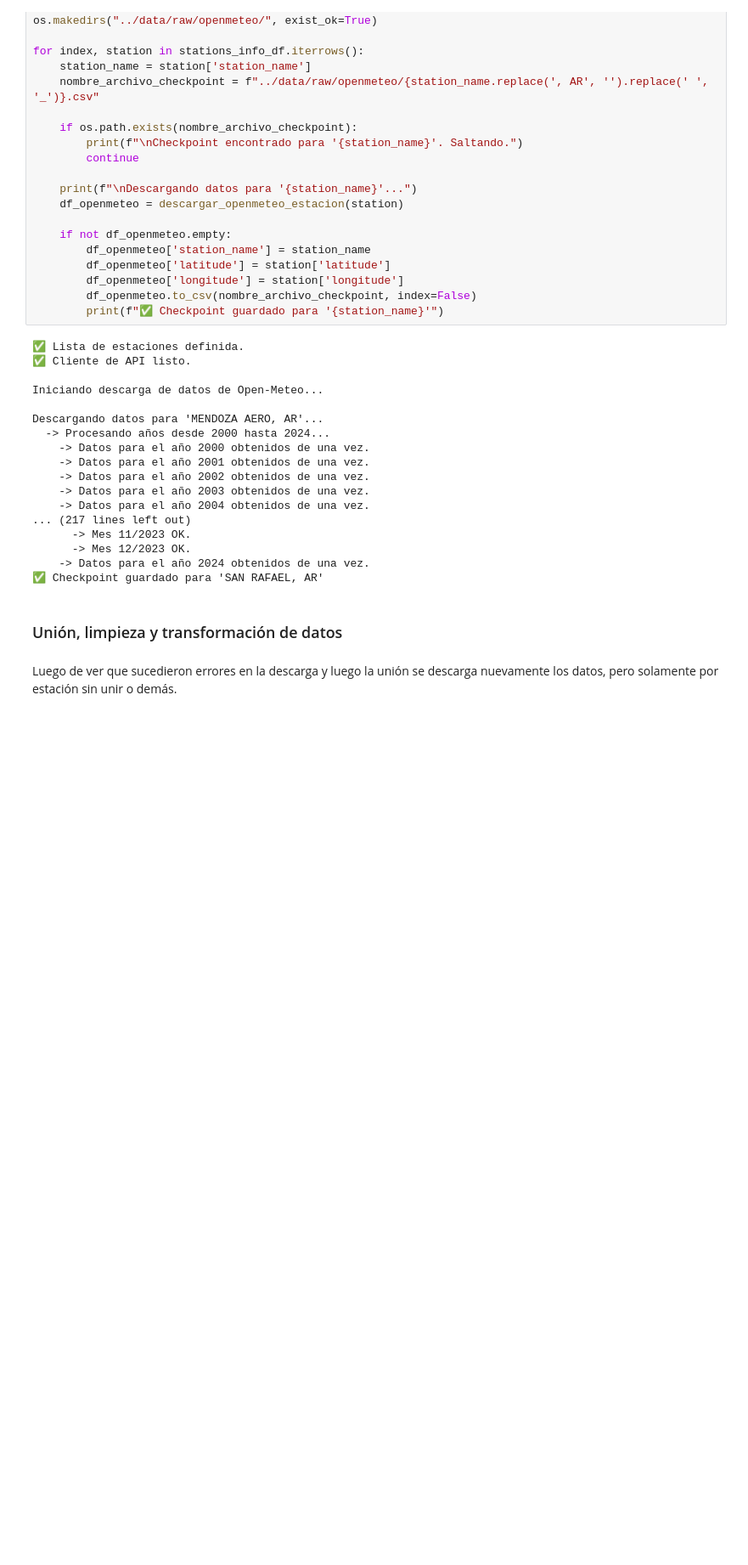
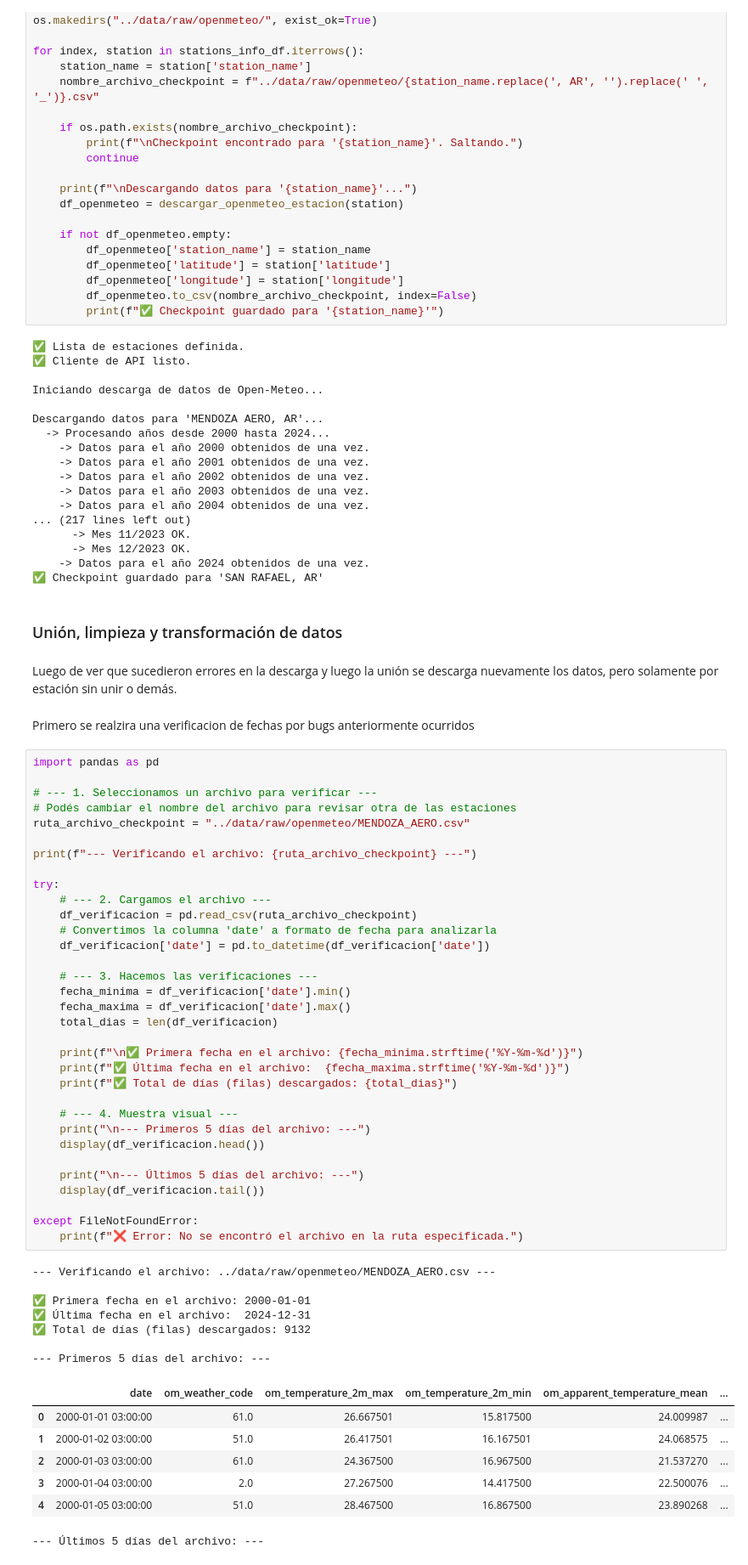
Before and after one commit to Nahuelito22/Nimbus-AI, a Jupyter notebook: notebooks/04_feature_engineering_y_enriquecimiento.ipynb, the cells around one changed output. Shown: that part at 85% size. Cells and saved outputs as stored; diff of their text form; blank space fills up the shorter version.

```diff
--- a/notebooks/04_feature_engineering_y_enriquecimiento.ipynb
+++ b/notebooks/04_feature_engineering_y_enriquecimiento.ipynb
@@ -270,3 +270,53 @@ Descargando datos para 'MENDOZA AERO, AR'...
 ### Unión, limpieza y transformación de datos
 # %% [markdown]
 Luego de ver que sucedieron errores en la descarga y luego la unión se descarga nuevamente los datos, pero solamente por estación sin unir o demás.
+# %% [markdown]
+Primero se realzira una verificacion de fechas por bugs anteriormente ocurridos
+# %%
+import pandas as pd
+
+# --- 1. Seleccionamos un archivo para verificar ---
+# Podés cambiar el nombre del archivo para revisar otra de las estaciones
+ruta_archivo_checkpoint = "../data/raw/openmeteo/MENDOZA_AERO.csv"
+
+print(f"--- Verificando el archivo: {ruta_archivo_checkpoint} ---")
+
+try:
+    # --- 2. Cargamos el archivo ---
+    df_verificacion = pd.read_csv(ruta_archivo_checkpoint)
+    # Convertimos la columna 'date' a formato de fecha para analizarla
+    df_verificacion['date'] = pd.to_datetime(df_verificacion['date'])
+
+    # --- 3. Hacemos las verificaciones ---
+    fecha_minima = df_verificacion['date'].min()
+    fecha_maxima = df_verificacion['date'].max()
+    total_dias = len(df_verificacion)
+
+    print(f"\n✅ Primera fecha en el archivo: {fecha_minima.strftime('%Y-%m-%d')}")
+    print(f"✅ Última fecha en el archivo:  {fecha_maxima.strftime('%Y-%m-%d')}")
+    print(f"✅ Total de días (filas) descargados: {total_dias}")
+
+    # --- 4. Muestra visual ---
+    print("\n--- Primeros 5 días del archivo: ---")
+    display(df_verificacion.head())
+
+    print("\n--- Últimos 5 días del archivo: ---")
+    display(df_verificacion.tail())
+
+except FileNotFoundError:
+    print(f"❌ Error: No se encontró el archivo en la ruta especificada.")
+# %% [output]
+--- Verificando el archivo: ../data/raw/openmeteo/MENDOZA_AERO.csv ---
+
+✅ Primera fecha en el archivo: 2000-01-01
+✅ Última fecha en el archivo:  2024-12-31
+✅ Total de días (filas) descargados: 9132
+
+--- Primeros 5 días del archivo: ---
+|  | date | om_weather_code | om_temperature_2m_max | om_temperature_2m_min | om_apparent_temperature_mean | ... |
+| 0 | 2000-01-01 03:00:00 | 61.0 | 26.667501 | 15.817500 | 24.009987 | ... |
+| 1 | 2000-01-02 03:00:00 | 51.0 | 26.417501 | 16.167501 | 24.068575 | ... |
+| 2 | 2000-01-03 03:00:00 | 61.0 | 24.367500 | 16.967500 | 21.537270 | ... |
+| 3 | 2000-01-04 03:00:00 | 2.0 | 27.267500 | 14.417500 | 22.500076 | ... |
+| 4 | 2000-01-05 03:00:00 | 51.0 | 28.467500 | 16.867500 | 23.890268 | ... |
+--- Últimos 5 días del archivo: ---
```
Also changed, not shown: parts of 5 cells of this notebook.
